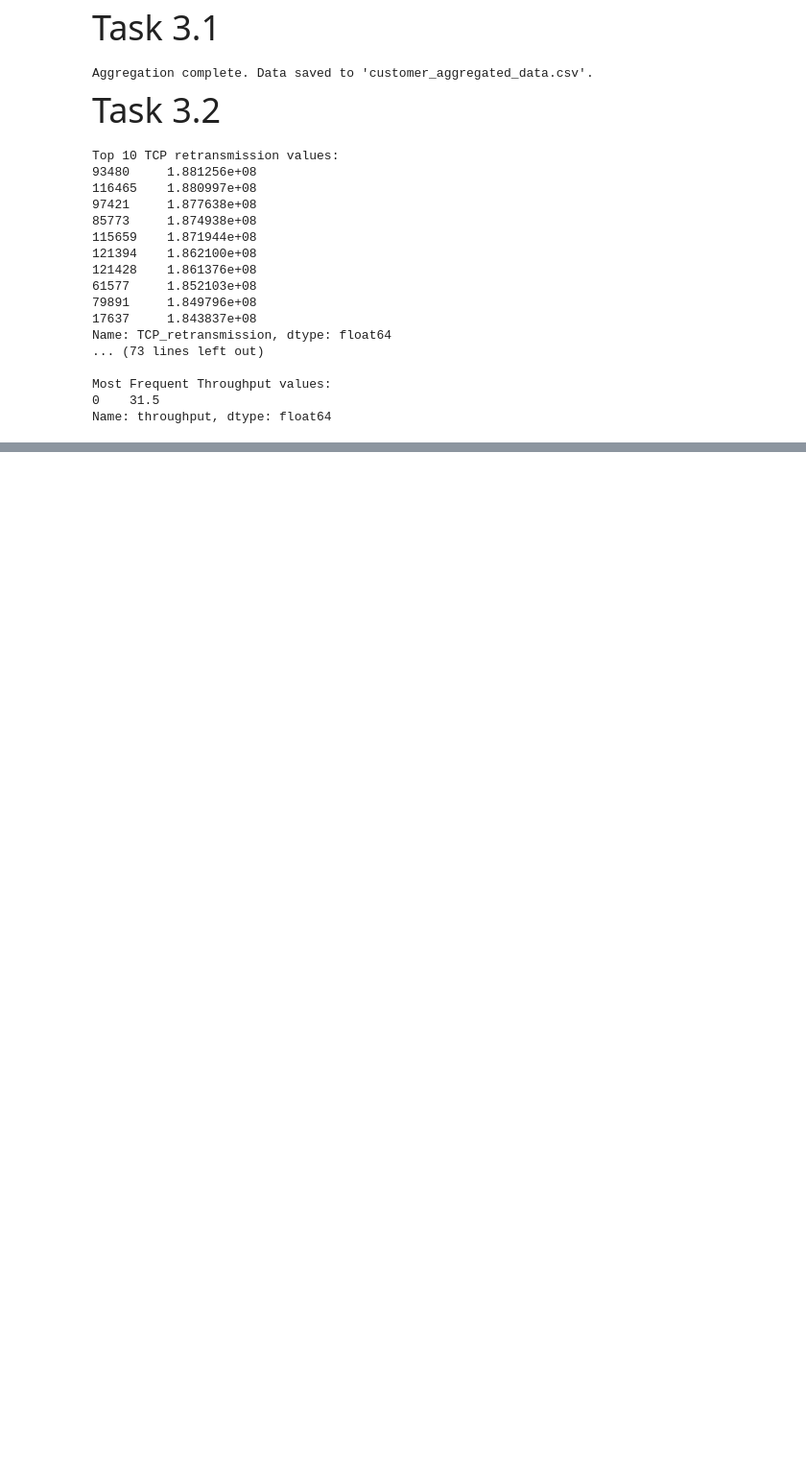
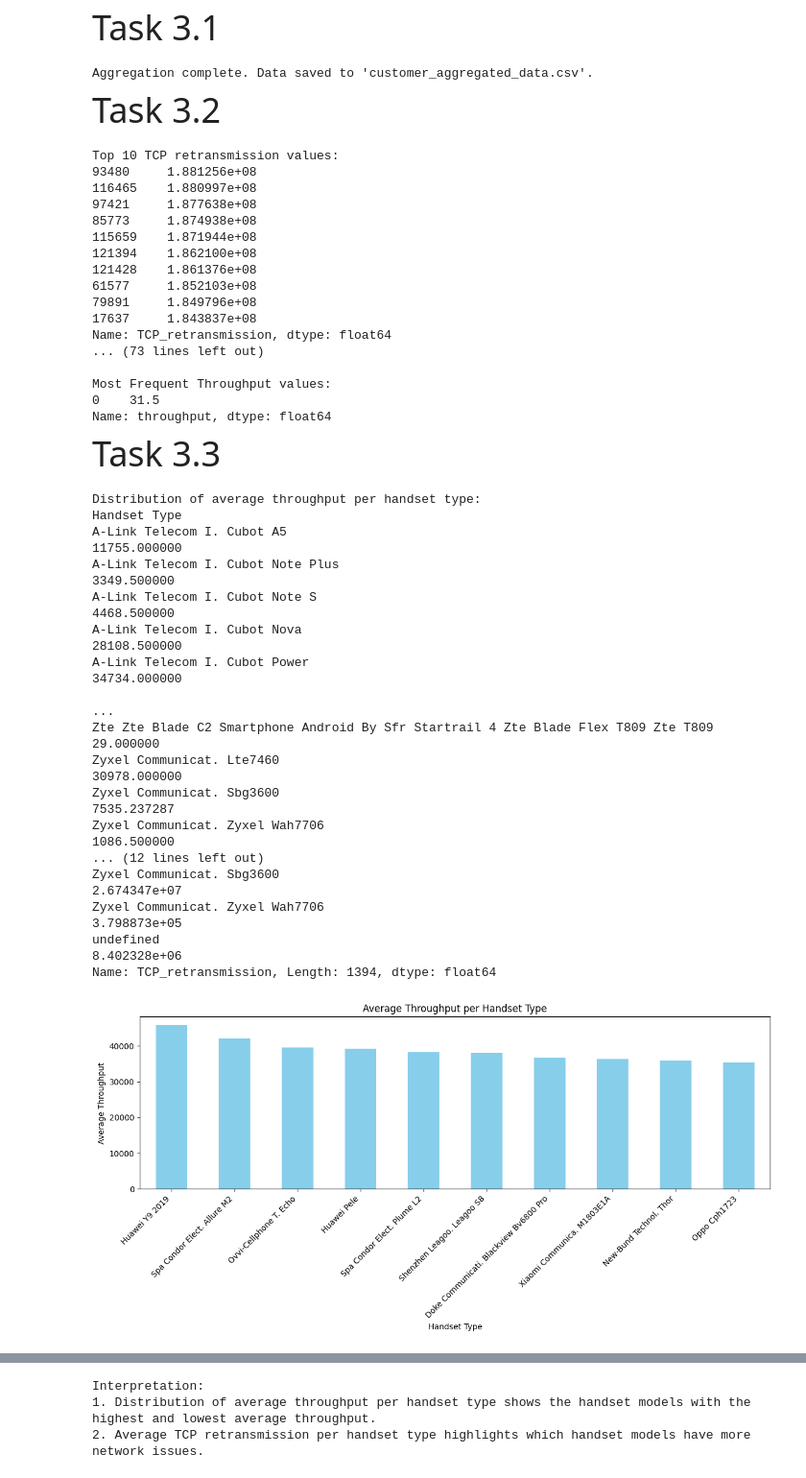
Before and after one commit to Wbam/Week-2, a Jupyter notebook: notebooks/ExperienceAnalytics.ipynb, the cells around one changed output, grey strips where cells are left out. Shown at 96% size. Saved outputs shown, nothing was run; the diff lists cells and outputs as text; code cells hidden in the pictures; blank space fills up the shorter version.

Commit message:
Analysis and plots for average throughput and TCP retransmission by handset type

```diff
--- a/notebooks/ExperienceAnalytics.ipynb
+++ b/notebooks/ExperienceAnalytics.ipynb
@@ -99,3 +99,70 @@ Name: TCP_retransmission, dtype: float64
 Most Frequent Throughput values:
 0    31.5
 Name: throughput, dtype: float64
+# %% [markdown]
+<span style="font-size: 36px;">Task 3.3</span>
+# %%
+import numpy as np
+import matplotlib.pyplot as plt
+
+# Distribution of average throughput per handset type
+throughput_distribution = customer_agg.groupby('Handset Type')['throughput'].mean()
+
+# Average TCP retransmission per handset type
+tcp_retransmission_avg = customer_agg.groupby('Handset Type')['TCP_retransmission'].mean()
+
+print("Distribution of average throughput per handset type:")
+print(throughput_distribution)
+
+print("Average TCP retransmission per handset type:")
+print(tcp_retransmission_avg)
+
+top_n = 10
+
+# Filter top N handset types for visualization
+top_handsets = throughput_distribution.nlargest(top_n).index
+throughput_distribution = throughput_distribution[top_handsets]
+tcp_retransmission_avg = tcp_retransmission_avg[top_handsets]
+
+# Plot throughput distribution
+plt.figure(figsize=(12, 6))
+throughput_distribution.plot(kind='bar', color='skyblue')
+plt.title('Average Throughput per Handset Type')
+plt.xlabel('Handset Type')
+plt.ylabel('Average Throughput')
+plt.xticks(rotation=45, ha='right')
+plt.tight_layout()
+plt.show()
+
+# Plot TCP retransmission average
+plt.figure(figsize=(12, 6))
+tcp_retransmission_avg.plot(kind='bar', color='salmon')
+plt.title('Average TCP Retransmission per Handset Type')
+plt.xlabel('Handset Type')
+plt.ylabel('Average TCP Retransmission')
+plt.xticks(rotation=45, ha='right')
+plt.tight_layout()
+plt.show()
+
+print("\nInterpretation:")
+print("1. Distribution of average throughput per handset type shows the handset models with the highest and lowest average throughput.")
+print("2. Average TCP retransmission per handset type highlights which handset models have more network issues.")
+# %% [output]
+Distribution of average throughput per handset type:
+Handset Type
+A-Link Telecom I. Cubot A5                                                             11755.000000
+A-Link Telecom I. Cubot Note Plus                                                       3349.500000
+A-Link Telecom I. Cubot Note S                                                          4468.500000
+A-Link Telecom I. Cubot Nova                                                           28108.500000
+A-Link Telecom I. Cubot Power                                                          34734.000000
+                                                                                           ...
+Zte Zte Blade C2 Smartphone Android By Sfr Startrail 4 Zte Blade Flex T809 Zte T809       29.000000
+Zyxel Communicat. Lte7460                                                              30978.000000
+Zyxel Communicat. Sbg3600                                                               7535.237287
+Zyxel Communicat. Zyxel Wah7706                                                         1086.500000
+... (12 lines left out)
+Zyxel Communicat. Sbg3600                                                              2.674347e+07
+Zyxel Communicat. Zyxel Wah7706                                                        3.798873e+05
+undefined                                                                              8.402328e+06
+Name: TCP_retransmission, Length: 1394, dtype: float64
+[figure, added]
@@ -101,0 +170,3 @@ Name: throughput, dtype: float64
+Interpretation:
+1. Distribution of average throughput per handset type shows the handset models with the highest and lowest average throughput.
+2. Average TCP retransmission per handset type highlights which handset models have more network issues.
```
Also changed, not shown: parts of 1 cell of this notebook, 2 other files.
